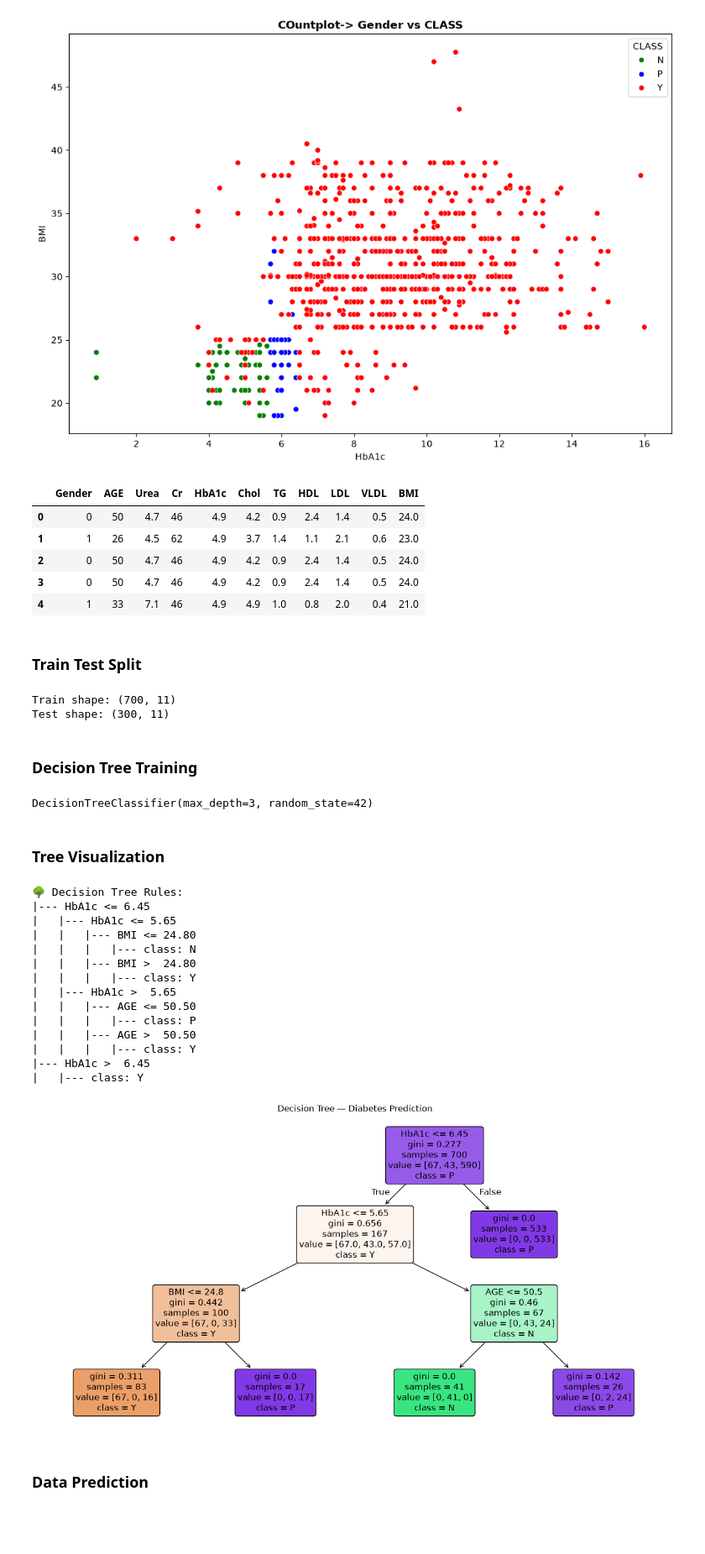
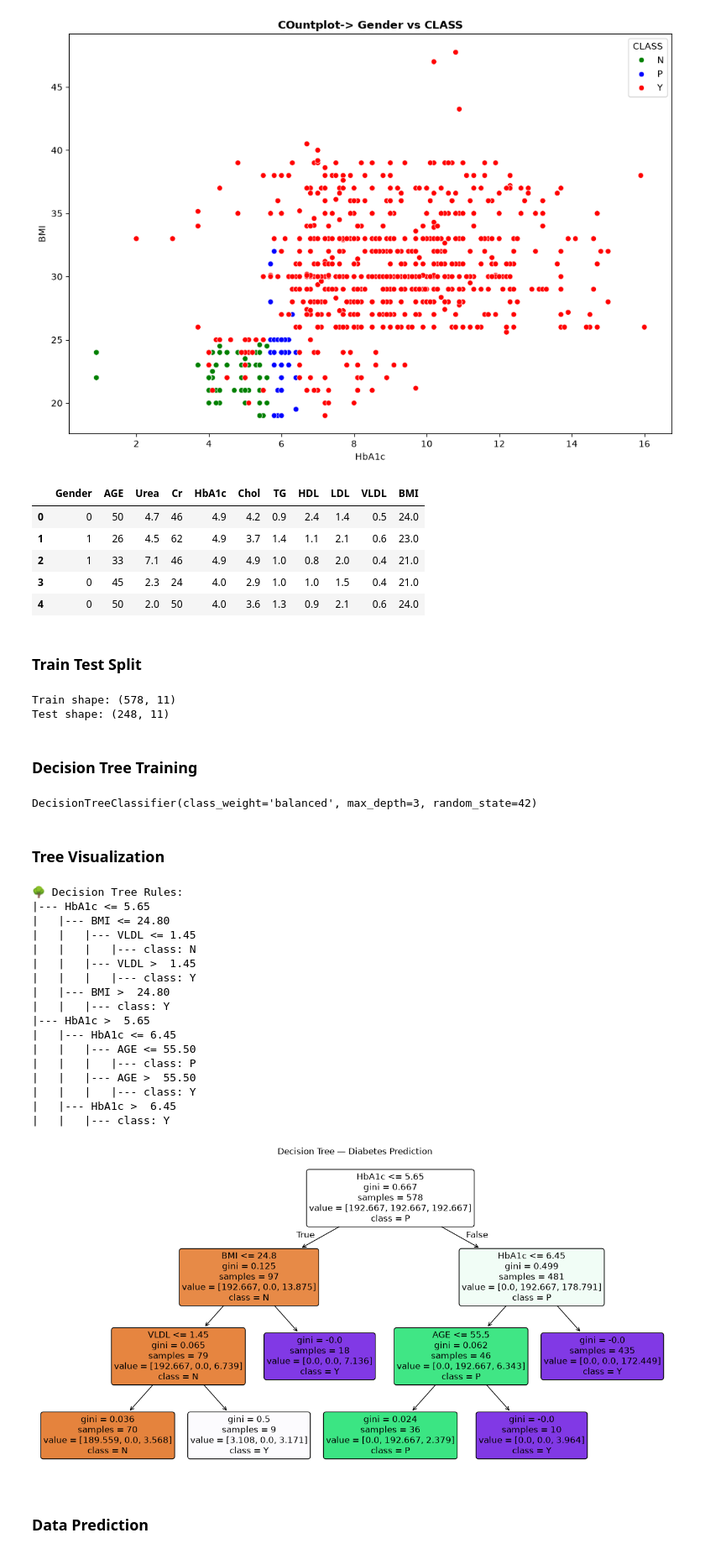
Before and after one commit to Ritupriya-Chowdhury/Diabetes_Prediction_Decision_Tree_Project, a Jupyter notebook: diabetes_prediction.ipynb, the cells around one changed output. Shown at 84% size. Saved outputs shown, nothing was run; the diff lists cells and outputs as text; code cells hidden in the pictures; blank space fills up the shorter version.

```diff
--- a/diabetes_prediction.ipynb
+++ b/diabetes_prediction.ipynb
@@ -161,0 +169,3 @@ Name: count, dtype: int64
+# %%
+df=df.drop_duplicates().reset_index(drop=True)
+df.shape
@@ -259,9 +271,9 @@ X.head()
 |  | Gender | AGE | Urea | Cr | HbA1c | Chol | TG | HDL | LDL | VLDL | BMI |
 | 0 | 0 | 50 | 4.7 | 46 | 4.9 | 4.2 | 0.9 | 2.4 | 1.4 | 0.5 | 24.0 |
 | 1 | 1 | 26 | 4.5 | 62 | 4.9 | 3.7 | 1.4 | 1.1 | 2.1 | 0.6 | 23.0 |
-| 2 | 0 | 50 | 4.7 | 46 | 4.9 | 4.2 | 0.9 | 2.4 | 1.4 | 0.5 | 24.0 |
-| 3 | 0 | 50 | 4.7 | 46 | 4.9 | 4.2 | 0.9 | 2.4 | 1.4 | 0.5 | 24.0 |
-| 4 | 1 | 33 | 7.1 | 46 | 4.9 | 4.9 | 1.0 | 0.8 | 2.0 | 0.4 | 21.0 |
+| 2 | 1 | 33 | 7.1 | 46 | 4.9 | 4.9 | 1.0 | 0.8 | 2.0 | 0.4 | 21.0 |
+| 3 | 0 | 45 | 2.3 | 24 | 4.0 | 2.9 | 1.0 | 1.0 | 1.5 | 0.4 | 21.0 |
+| 4 | 0 | 50 | 2.0 | 50 | 4.0 | 3.6 | 1.3 | 0.9 | 2.1 | 0.6 | 24.0 |
 # %% [markdown]
 ### Train Test Split
 # %%
@@ -269,46 +281,49 @@ X_train, X_test, y_train, y_test=train_test_split(X,y, test_size=0.3, random_sta
 print("Train shape:", X_train.shape)
 print("Test shape:", X_test.shape)
 # %% [output]
-Train shape: (700, 11)
-Test shape: (300, 11)
+Train shape: (578, 11)
+Test shape: (248, 11)
 # %% [markdown]
 ### Decision Tree Training
 # %%
-model= DecisionTreeClassifier(max_depth=3,criterion='gini', random_state=42)
-model.fit(X_train, y_train)
+dc_model= DecisionTreeClassifier(class_weight='balanced',max_depth=3,criterion='gini', random_state=42)
+dc_model.fit(X_train, y_train)
 # %% [output]
-DecisionTreeClassifier(max_depth=3, random_state=42)
+DecisionTreeClassifier(class_weight='balanced', max_depth=3, random_state=42)
 # %% [markdown]
 ### Tree Visualization
 # %%
 X_cols=X.columns
-tree_rules = export_text(model, feature_names=X_cols)
+tree_rules = export_text(dc_model, feature_names=X_cols)
 print("🌳 Decision Tree Rules:")
 print(tree_rules)
 # %% [output]
 🌳 Decision Tree Rules:
-|--- HbA1c <= 6.45
-|   |--- HbA1c <= 5.65
-|   |   |--- BMI <= 24.80
+|--- HbA1c <= 5.65
+|   |--- BMI <= 24.80
+|   |   |--- VLDL <= 1.45
 |   |   |   |--- class: N
-|   |   |--- BMI >  24.80
+|   |   |--- VLDL >  1.45
 |   |   |   |--- class: Y
-|   |--- HbA1c >  5.65
-|   |   |--- AGE <= 50.50
+|   |--- BMI >  24.80
+|   |   |--- class: Y
+|--- HbA1c >  5.65
+|   |--- HbA1c <= 6.45
+|   |   |--- AGE <= 55.50
 |   |   |   |--- class: P
-|   |   |--- AGE >  50.50
+|   |   |--- AGE >  55.50
 |   |   |   |--- class: Y
-|--- HbA1c >  6.45
-|   |--- class: Y
+|   |--- HbA1c >  6.45
+|   |   |--- class: Y
 # %%
 # Tree Visual Plot
 plt.figure(figsize=(16,8))
-plot_tree(model, feature_names=X_cols, class_names=['Y','N','P'], filled=True,rounded=True, fontsize=12)
+plot_tree(dc_model, feature_names=X_cols, class_names=list(dc_model.classes_), filled=True,rounded=True, fontsize=12)
 plt.title("Decision Tree — Diabetes Prediction")
 plt.savefig('decision_tree.png', bbox_inches='tight', dpi=150)
 plt.show()
 # %% [output]
-[figure, old version]
+[figure, new version]
 # %% [markdown]
 ### Data Prediction
 # %%
```
Also changed, not shown: parts of 13 cells of this notebook, 1 other file.
